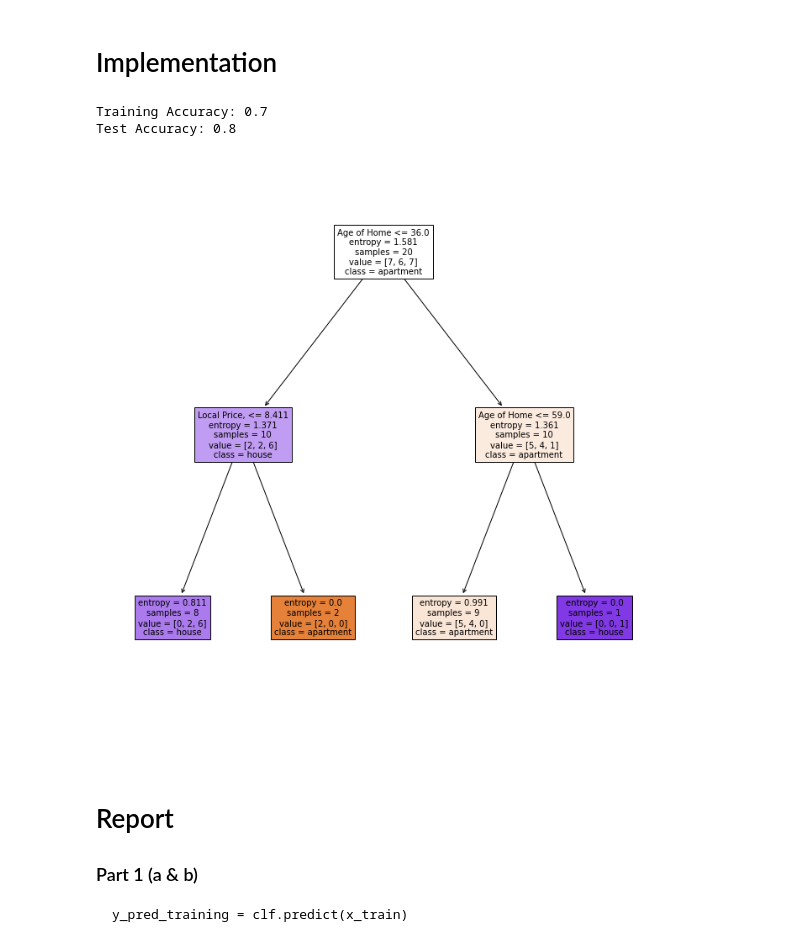
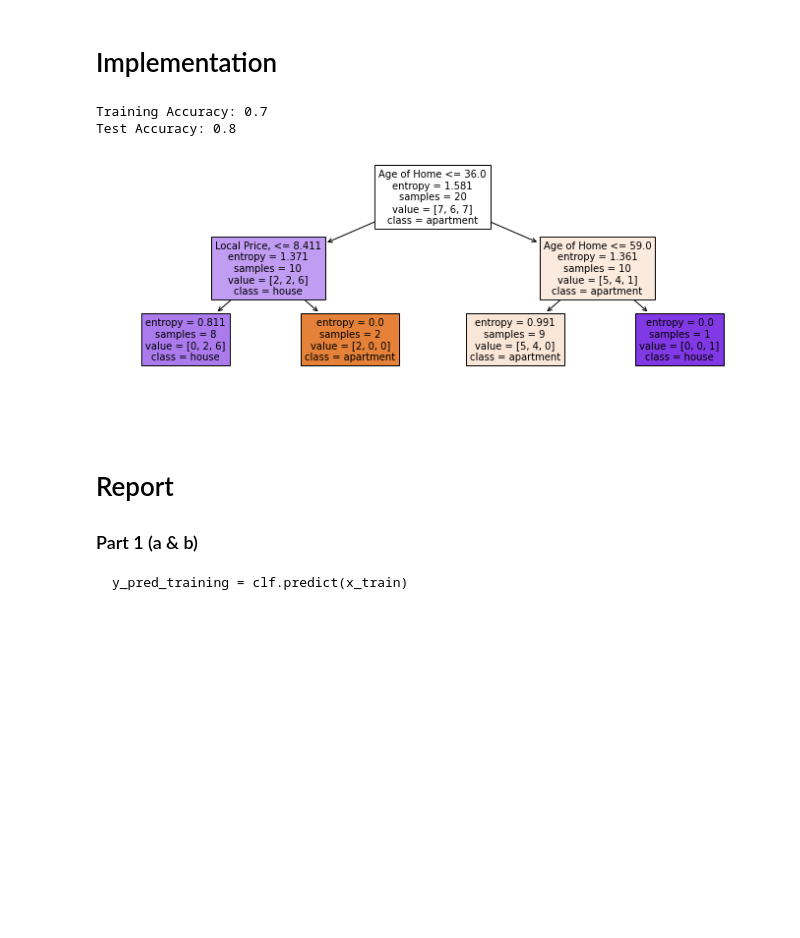
Before and after one commit to ParkerH98/OklahomaStateUniversity, a Jupyter notebook: CS5783_MachineLearning/Assignment4/Question2.ipynb, the cells around one changed output. Cells and saved outputs as stored; diff of their text form; code cells hidden in the pictures; blank space fills up the shorter version.

```diff
--- a/CS5783_MachineLearning/Assignment4/Question2.ipynb
+++ b/CS5783_MachineLearning/Assignment4/Question2.ipynb
@@ -4,37 +4,37 @@
 from sklearn import tree
 import matplotlib.pyplot as plt
 import pandas as pd
 from sklearn.metrics import accuracy_score
 
 # Importing the data
-data= pd.read_csv('ff.csv')
+data= pd.read_csv('train.csv')
 x_train = data.iloc[:, 1:9].values
 y_train = data.iloc[:, 9].values
 
-data1= pd.read_csv('blah.csv')
+data1= pd.read_csv('test.csv')
 x_test = data1.iloc[:, 1:9].values
 y_test = data1.iloc[:, 9].values
 
 # create and train model
 clf = tree.DecisionTreeClassifier(max_depth=2, criterion='entropy')  # set hyperparameter
 clf.fit(x_train, y_train)
 
 # plot tree
-plt.figure(figsize=(12,12))
+plt.figure(figsize=(12,4))
 tree.plot_tree(clf, fontsize=10,
                feature_names=['Local Price,', 'Bathrooms', 'Land Area,', 'Living Area', 'Num Garages,', 'Num Rooms', 'Num Bedrooms,', 'Age of Home'],
                class_names=['apartment', 'condo', 'house'],
                filled='true')
 
 y_pred_training = clf.predict(x_train)
 y_pred_test = clf.predict(x_test)
 
 print(f'Training Accuracy: {accuracy_score(y_train, y_pred_training)}')
 print(f'Test Accuracy: {accuracy_score(y_test, y_pred_test)}')
 # %% [output]
 Training Accuracy: 0.7
 Test Accuracy: 0.8
-[figure, old version]
+[figure, new version]
 # %% [markdown]
 <br><br>
 # Report
```
Also changed, not shown: parts of 3 cells of this notebook, 11 other files.
